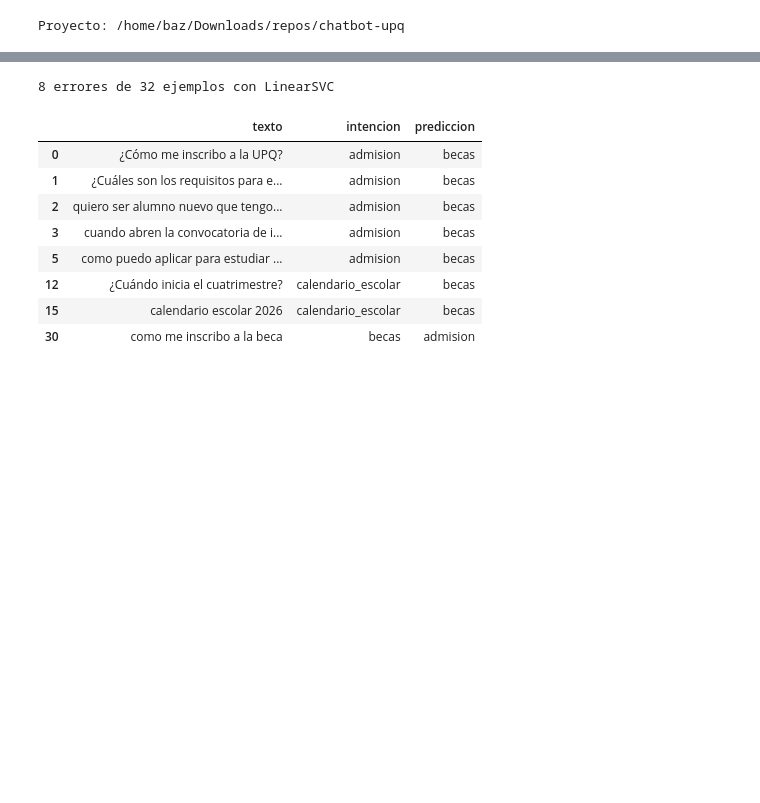
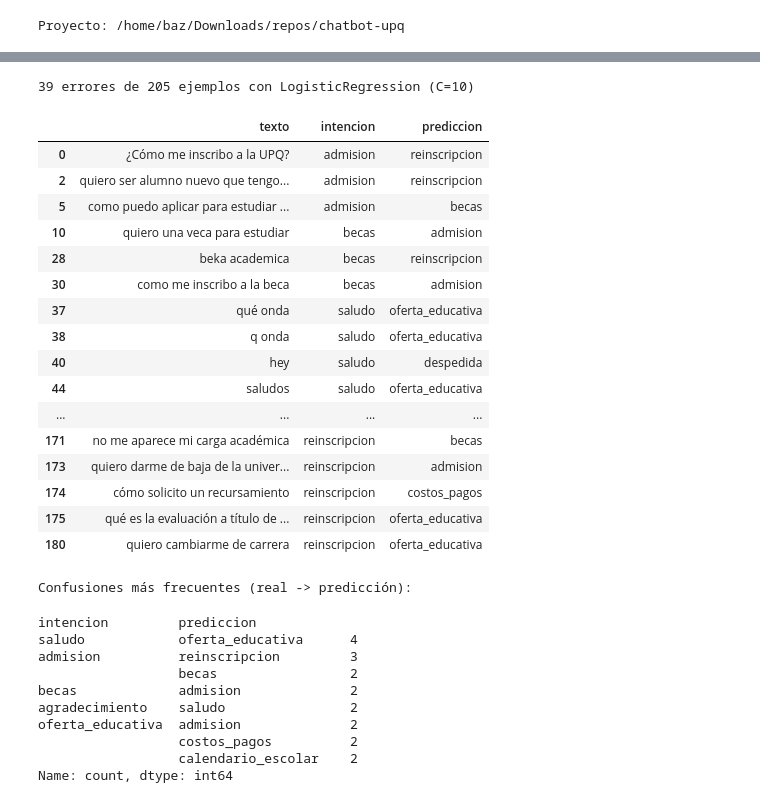
Before and after one commit to who-is-baz/chatbot-upq, a Jupyter notebook: notebooks/ciclo_de_vida_modelo.ipynb, the cells around one changed output, grey strips where cells are left out. Cells and saved outputs as stored; diff of their text form; code cells hidden in the pictures; blank space fills up the shorter version.

```diff
--- a/notebooks/ciclo_de_vida_modelo.ipynb
+++ b/notebooks/ciclo_de_vida_modelo.ipynb
@@ -74,7 +81,8 @@ def tfidf():
 
 
 modelos = {
-    "LogisticRegression": LogisticRegression(max_iter=1000, random_state=42),
+    "LogisticRegression (C=1)": LogisticRegression(max_iter=1000, random_state=42),
+    "LogisticRegression (C=10)": LogisticRegression(C=10, max_iter=1000, random_state=42),
     "LinearSVC": LinearSVC(random_state=42),
     "MultinomialNB": MultinomialNB(),
     "KNN (coseno, k=3)": KNeighborsClassifier(n_neighbors=3, metric="cosine"),
@@ -105,7 +114,7 @@ Validación cruzada estratificada con 5 folds
 orden = sorted(y.unique())
 predicciones = {}
 
-fig, ejes = plt.subplots(2, 2, figsize=(11, 9))
+fig, ejes = plt.subplots(2, 3, figsize=(22, 13))
 for eje, (nombre, pipe) in zip(ejes.ravel(), pipelines.items()):
     pred = cross_val_predict(pipe, X, y, cv=folds)
     predicciones[nombre] = pred
@@ -115,6 +124,8 @@ for eje, (nombre, pipe) in zip(ejes.ravel(), pipelines.items()):
     eje.set_title(nombre)
     eje.set_xlabel("Predicción")
     eje.set_ylabel("Real")
+for eje in ejes.ravel()[len(pipelines):]:
+    eje.axis("off")
 
 plt.tight_layout()
 plt.show()
@@ -139,17 +157,39 @@ calendario_escolar       1.00      0.67      0.80         6
 # %%
 errores = corpus.assign(prediccion=predicciones[mejor])
 errores = errores[errores["intencion"] != errores["prediccion"]]
 print(f"{len(errores)} errores de {len(corpus)} ejemplos con {mejor}")
-errores[["texto", "intencion", "prediccion"]]
+display(errores[["texto", "intencion", "prediccion"]])
+
+print("Confusiones más frecuentes (real -> predicción):")
+errores[["intencion", "prediccion"]].value_counts().head(8)
 # %% [output]
-8 errores de 32 ejemplos con LinearSVC
+39 errores de 205 ejemplos con LogisticRegression (C=10)
 |  | texto | intencion | prediccion |
-| 0 | ¿Cómo me inscribo a la UPQ? | admision | becas |
-| 1 | ¿Cuáles son los requisitos para e... | admision | becas |
-| 2 | quiero ser alumno nuevo que tengo... | admision | becas |
-| 3 | cuando abren la convocatoria de i... | admision | becas |
+| 0 | ¿Cómo me inscribo a la UPQ? | admision | reinscripcion |
+| 2 | quiero ser alumno nuevo que tengo... | admision | reinscripcion |
 | 5 | como puedo aplicar para estudiar ... | admision | becas |
-| 12 | ¿Cuándo inicia el cuatrimestre? | calendario_escolar | becas |
-| 15 | calendario escolar 2026 | calendario_escolar | becas |
+| 10 | quiero una veca para estudiar | becas | admision |
+| 28 | beka academica | becas | reinscripcion |
 | 30 | como me inscribo a la beca | becas | admision |
+| 37 | qué onda | saludo | oferta_educativa |
+| 38 | q onda | saludo | oferta_educativa |
+| 40 | hey | saludo | despedida |
+| 44 | saludos | saludo | oferta_educativa |
+| ... | ... | ... | ... |
+| 171 | no me aparece mi carga académica | reinscripcion | becas |
+| 173 | quiero darme de baja de la univer... | reinscripcion | admision |
+| 174 | cómo solicito un recursamiento | reinscripcion | costos_pagos |
+| 175 | qué es la evaluación a título de ... | reinscripcion | oferta_educativa |
+| 180 | quiero cambiarme de carrera | reinscripcion | oferta_educativa |
+Confusiones más frecuentes (real -> predicción):
+intencion         prediccion
+saludo            oferta_educativa      4
+admision          reinscripcion         3
+                  becas                 2
+becas             admision              2
+agradecimiento    saludo                2
+oferta_educativa  admision              2
+                  costos_pagos          2
+                  calendario_escolar    2
+Name: count, dtype: int64
 # %% [markdown]
```
Also changed, not shown: parts of 6 cells of this notebook.
